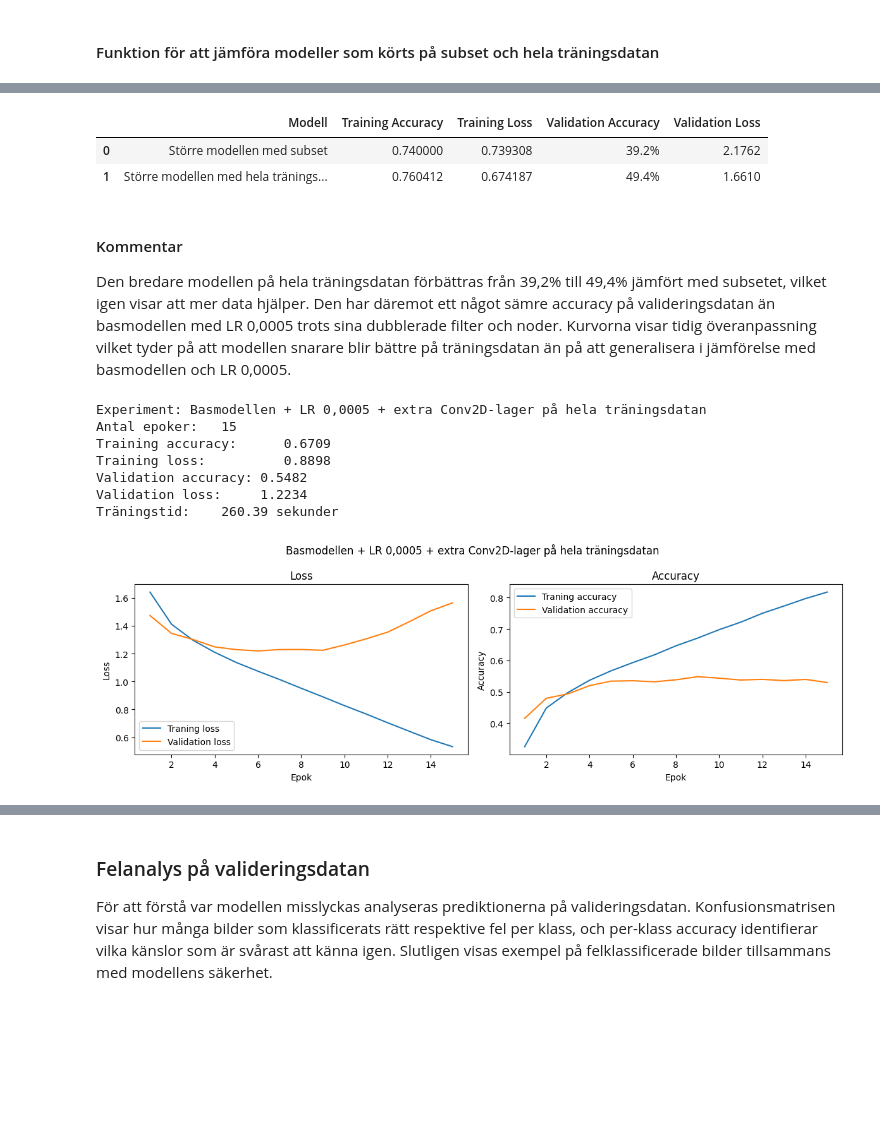
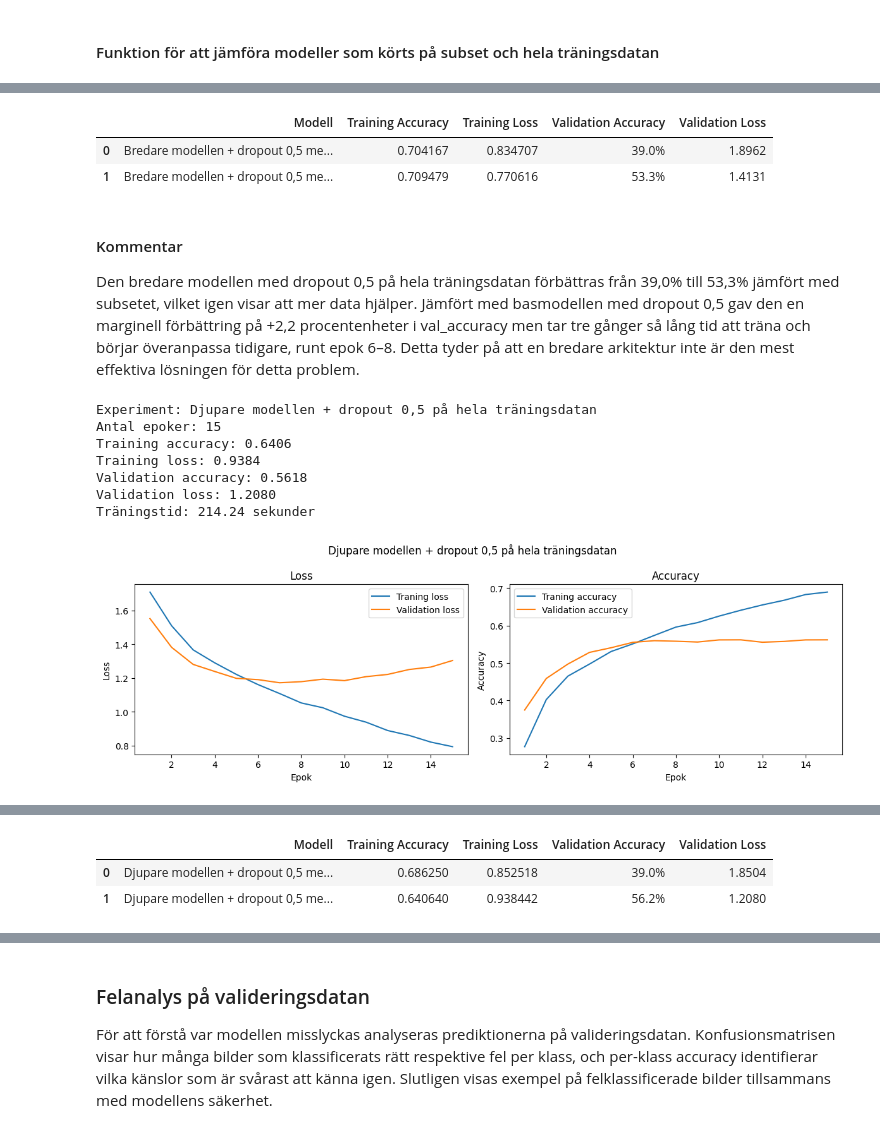
Before and after one commit to MalinMo/Ansiktsuttryck_DL, a Jupyter notebook: report.ipynb, the cells around one changed output, grey strips where cells are left out. Drawn from its saved outputs; the diff is of its cells as text; code cells hidden in the pictures; blank space fills up the shorter version.

```diff
--- a/report.ipynb
+++ b/report.ipynb
@@ -687,0 +725,13 @@ Nästa steg är att ta basmodellen med leaning rate 0,0005 och använda hela tr
+# %%
+# Experiment med bredare modell och dropout 0,5
+
+_, h_broad_dropout, r_broad_dropout = run_experiment(
+    "Bredare modellen + dropout 0,5",
+    num_filters_1=64,
+    num_filters_2=128,
+    dense_units=256,
+    dropout_rate=0.5
+)
+
+results.append(r_broad_dropout)
+print(pd.DataFrame(results).to_string(index=False))
@@ -687,0 +761,10 @@ Nästa steg är att ta basmodellen med leaning rate 0,0005 och använda hela tr
+# %%
+# Experiment med djupare modell och dropout 0,5
+model_deep_dropout, h_deep_dropout, r_deep_dropout = run_experiment(
+    "Djupare modellen + dropout 0,5",
+    dropout_rate=0.5,
+    num_filters_3=128
+)
+
+results.append(r_deep_dropout)
+print(pd.DataFrame(results).to_string(index=False))
@@ -744,8 +853,8 @@ y_train = y_train_full
 y_val = y_val_full
 
 model_bas_full, h_bas_full, r_bas_full = run_experiment(
-    "Basmodellen + LR 0,0005 på hela träningsdatan",
-    learning_rate=0.0005,
+    "Basmodellen + dropout 0,5 på hela träningsdatan",
+    dropout_rate=0.5,
 )
 
 results.append(r_bas_full)
@@ -789,12 +901,13 @@ Med hela träningsdatan förbättras accuracy på valideringsdatan från 39,3% t
 # %%
 # Bygger och tränar en bredare modell med alla träningsbilder (utan disgust)
-model_big_full, h_big_full, r_big_full = run_experiment(
-    "Bredare modellen på hela träningsdatan",
+model_broad_full, h_broad_full, r_broad_full = run_experiment(
+    "Bredare modellen + dropout 0,5 på hela träningsdatan",
     num_filters_1=64,
     num_filters_2=128,
     dense_units=256,
+    dropout_rate=0.5,
 )
 
-results.append(r_big_full)
+results.append(r_broad_full)
 print(pd.DataFrame(results).to_string(index=False))
 # %% [output]
@@ -823,33 +939,33 @@ Basmodellen + LR 0,0005 på hela träningsdatan        0.718277    0.786314
 # %%
 # Jämför resultat mellan den bredare modellen på subsetet och den bredare modellen på hela träningsdatan
 compare_subset_vs_full(
-    "Bredare modellen med subset", r_big,
-    "Bredare modellen med hela träningsdatan", r_big_full
+    "Bredare modellen + dropout 0,5 med subset", r_broad,
+    "Bredare modellen + dropout 0,5 med hela träningsdatan", r_broad_full
 )
 # %% [output]
 |  | Modell | Training Accuracy | Training Loss | Validation Accuracy | Validation Loss |
-| 0 | Större modellen med subset | 0.740000 | 0.739308 | 39.2% | 2.1762 |
-| 1 | Större modellen med hela tränings... | 0.760412 | 0.674187 | 49.4% | 1.6610 |
+| 0 | Bredare modellen + dropout 0,5 me... | 0.704167 | 0.834707 | 39.0% | 1.8962 |
+| 1 | Bredare modellen + dropout 0,5 me... | 0.709479 | 0.770616 | 53.3% | 1.4131 |
 # %% [markdown]
 #### Kommentar
 
-Den bredare modellen på hela träningsdatan förbättras från 39,2% till 49,4% jämfört med subsetet, vilket igen visar att mer data hjälper. Den har däremot ett något sämre accuracy på valideringsdatan än basmodellen med LR 0,0005 trots sina dubblerade filter och noder. Kurvorna visar tidig överanpassning vilket tyder på att modellen snarare blir bättre på träningsdatan än på att generalisera i jämförelse med basmodellen och LR 0,0005.
+Den bredare modellen med dropout 0,5 på hela träningsdatan förbättras från 39,0% till 53,3% jämfört med subsetet, vilket igen visar att mer data hjälper. Jämfört med basmodellen med dropout 0,5 gav den en marginell förbättring på +2,2 procentenheter i val_accuracy men tar tre gånger så lång tid att träna och börjar överanpassa tidigare, runt epok 6–8. Detta tyder på att en bredare arkitektur inte är den mest effektiva lösningen för detta problem.
 # %%
-# Bygger och tränar en modell med alla träningsbilder (utan disgust) och ett tredje Conv2D-lager
-model_bas_3layers_full, h_bas_3layers_full, r_bas_3layers_full = run_experiment(
-    "Basmodellen + LR 0,0005 + extra Conv2D-lager på hela träningsdatan",
-    learning_rate=0.0005,
+# Bygger och tränar en djupare modell med alla träningsbilder (utan disgust)
+model_deep_full, h_deep_full, r_deep_full = run_experiment(
+    "Djupare modellen + dropout 0,5 på hela träningsdatan",
+    dropout_rate=0.5,
     num_filters_3=128
 )
 
-results.append(r_bas_3layers_full)
+results.append(r_deep_full)
 print(pd.DataFrame(results).to_string(index=False))
 # %% [output]
-Experiment: Basmodellen + LR 0,0005 + extra Conv2D-lager på hela träningsdatan
-Antal epoker:   15
-Training accuracy:      0.6709
-Training loss:          0.8898
-Validation accuracy: 0.5482
-Validation loss:     1.2234
-Träningstid:    260.39 sekunder
+Experiment: Djupare modellen + dropout 0,5 på hela träningsdatan
+Antal epoker: 15
+Training accuracy: 0.6406
+Training loss: 0.9384
+Validation accuracy: 0.5618
+Validation loss: 1.2080
+Träningstid: 214.24 sekunder
-[figure, old version]
+[figure, new version]
@@ -870,0 +990,10 @@ Basmodellen + LR 0,0005 + extra Conv2D-lager på hela träningsdatan        0.67
+# %%
+# Jämför resultat mellan den djupare modellen på subsetet och den djupare modellen på hela träningsdatan
+compare_subset_vs_full(
+    "Djupare modellen + dropout 0,5 med subset", r_deep,
+    "Djupare modellen + dropout 0,5 med hela träningsdatan", r_deep_full
+)
+# %% [output]
+|  | Modell | Training Accuracy | Training Loss | Validation Accuracy | Validation Loss |
+| 0 | Djupare modellen + dropout 0,5 me... | 0.686250 | 0.852518 | 39.0% | 1.8504 |
+| 1 | Djupare modellen + dropout 0,5 me... | 0.640640 | 0.938442 | 56.2% | 1.2080 |
```
Also changed, not shown: parts of 59 cells of this notebook, 5 other files.
